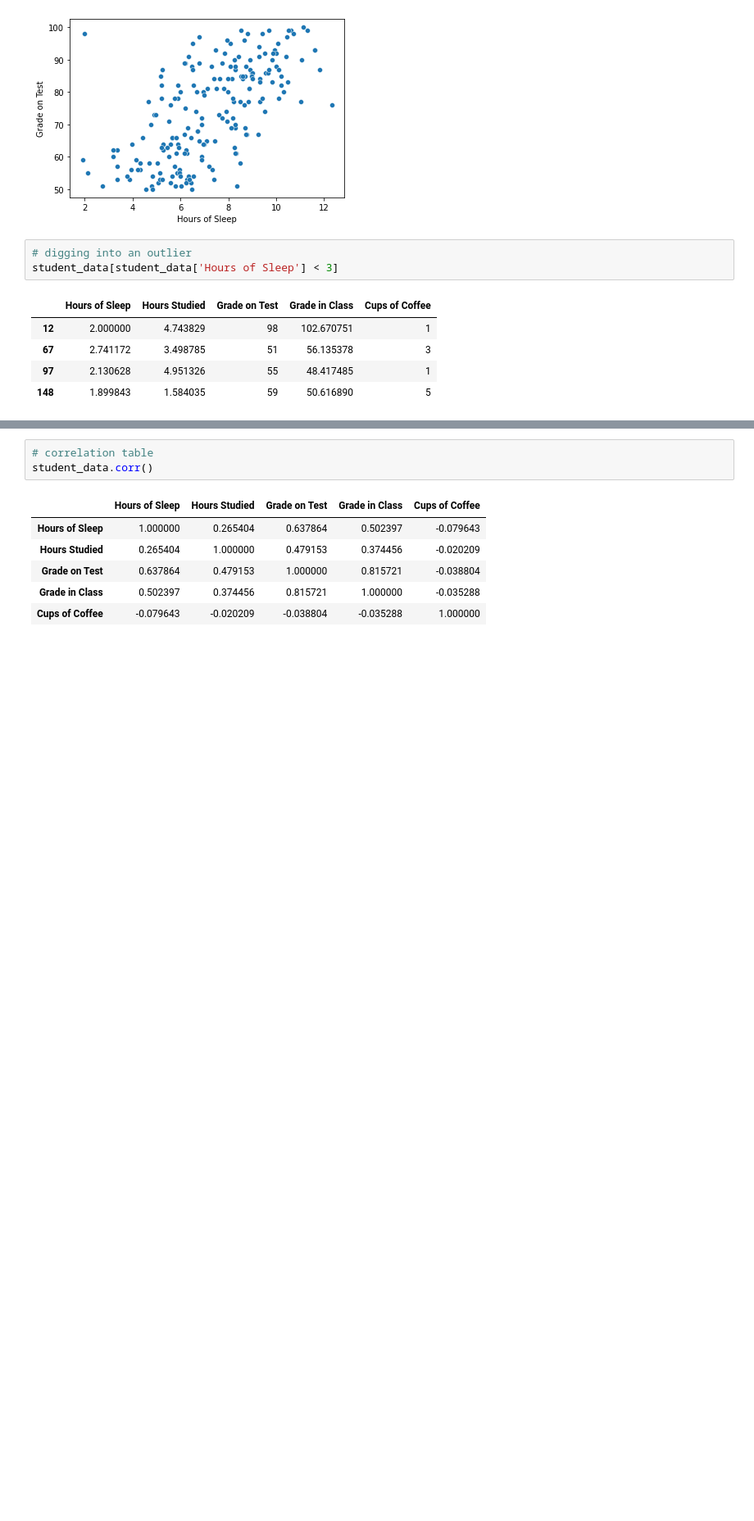
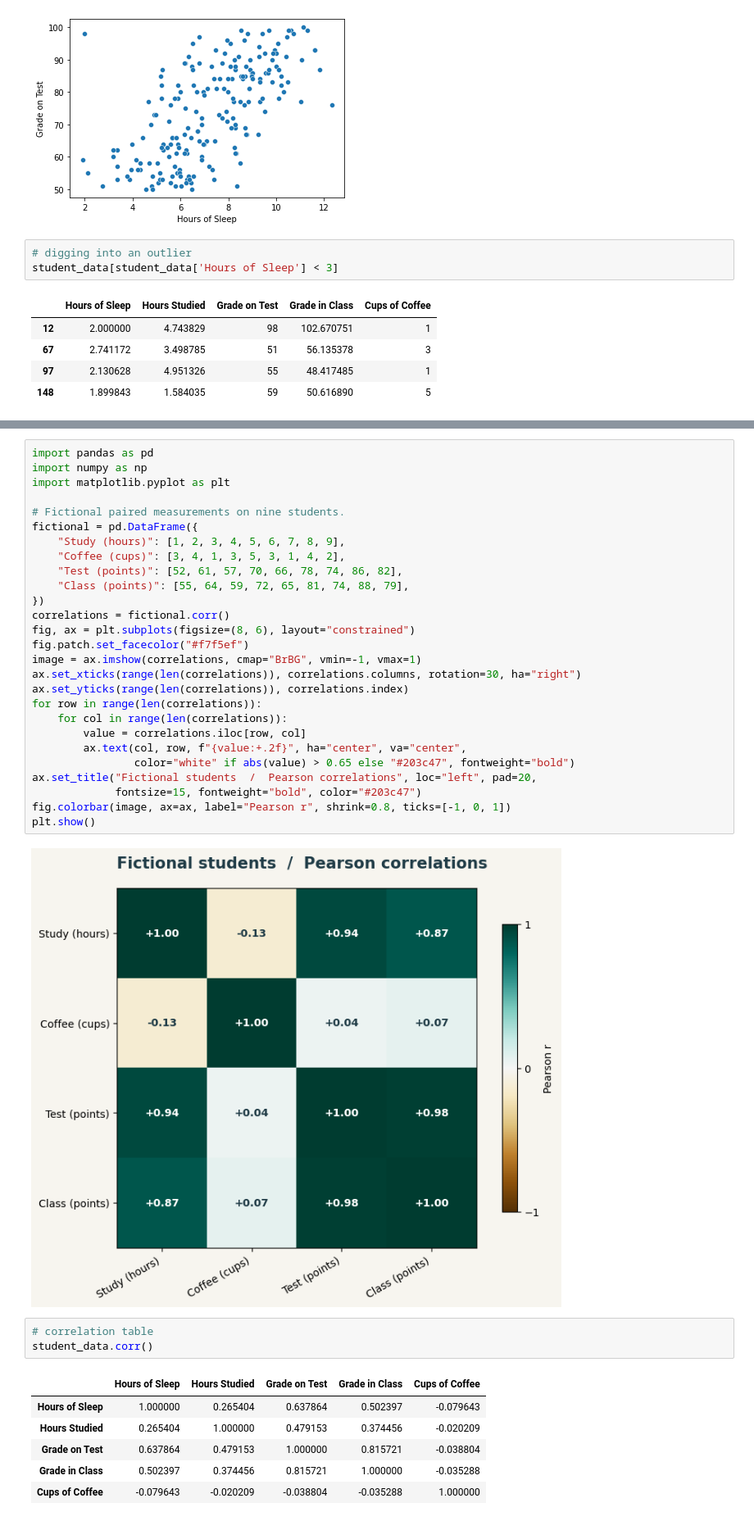
Before and after one commit to spleen1334/de-maven-p1-eda-dataprep, a Jupyter notebook: notebooks/demos/section06_exploratory_data_analysis_code.ipynb, the cells around one changed output, grey strips where cells are left out. Shown at 82% size. Drawn from its saved outputs; the diff is of its cells as text; blank space fills up the shorter version.

```diff
--- a/notebooks/demos/section06_exploratory_data_analysis_code.ipynb
+++ b/notebooks/demos/section06_exploratory_data_analysis_code.ipynb
@@ -590,3 +612,32 @@ x   0 1 2 3 4         0 1 2 3 4         0 1 2 3 4
+# %%
+import pandas as pd
+import numpy as np
+import matplotlib.pyplot as plt
+
+# Fictional paired measurements on nine students.
+fictional = pd.DataFrame({
+    "Study (hours)": [1, 2, 3, 4, 5, 6, 7, 8, 9],
+    "Coffee (cups)": [3, 4, 1, 3, 5, 3, 1, 4, 2],
+    "Test (points)": [52, 61, 57, 70, 66, 78, 74, 86, 82],
+    "Class (points)": [55, 64, 59, 72, 65, 81, 74, 88, 79],
+})
+correlations = fictional.corr()
+fig, ax = plt.subplots(figsize=(8, 6), layout="constrained")
+fig.patch.set_facecolor("#f7f5ef")
+image = ax.imshow(correlations, cmap="BrBG", vmin=-1, vmax=1)
+ax.set_xticks(range(len(correlations)), correlations.columns, rotation=30, ha="right")
+ax.set_yticks(range(len(correlations)), correlations.index)
+for row in range(len(correlations)):
+    for col in range(len(correlations)):
+        value = correlations.iloc[row, col]
+        ax.text(col, row, f"{value:+.2f}", ha="center", va="center",
+                color="white" if abs(value) > 0.65 else "#203c47", fontweight="bold")
+ax.set_title("Fictional students  /  Pearson correlations", loc="left", pad=20,
+             fontsize=15, fontweight="bold", color="#203c47")
+fig.colorbar(image, ax=ax, label="Pearson r", shrink=0.8, ticks=[-1, 0, 1])
+plt.show()
+# %% [output]
+[figure, added]
 # %%
 # correlation table
 student_data.corr()
```
Also changed, not shown: parts of 4 cells of this notebook.
